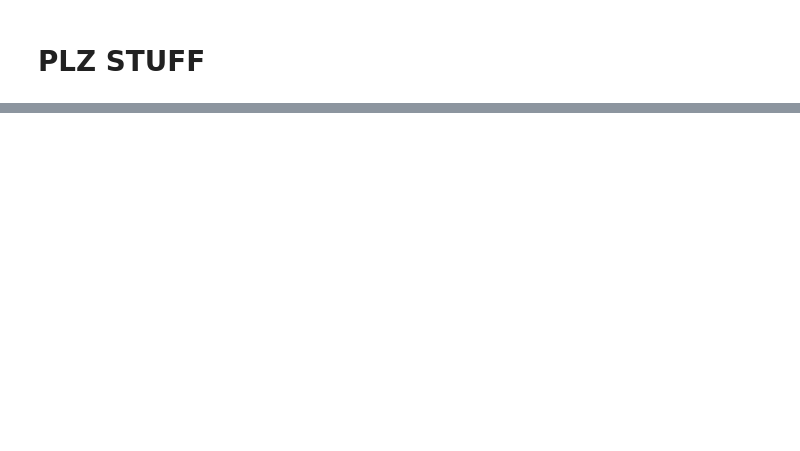
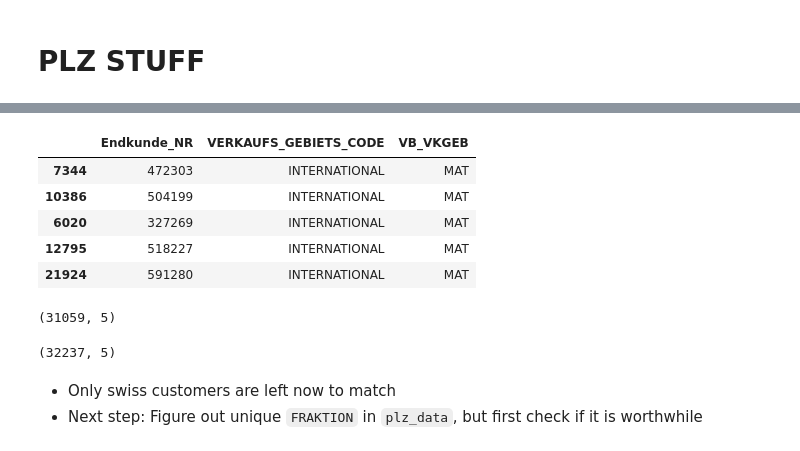
Before and after one commit to apgsga-stc/PredictiveAnalyticsPython, a Jupyter notebook: vkprog_analyse/scribbles.ipynb, the cells around one changed output, grey strips where cells are left out. Cells and saved outputs as stored; diff of their text form; code cells hidden in the pictures; blank space fills up the shorter version.

```diff
--- a/vkprog_analyse/scribbles.ipynb
+++ b/vkprog_analyse/scribbles.ipynb
@@ -229,0 +131,16 @@ dtype: object
+# %%
+row_select = cust_current.loc[:,"EK_Land"] != "SCHWEIZ"
+cust_matched_international = cust_current.loc[row_select,:]
+cust_matched_international.loc[:,"VERKAUFS_GEBIETS_CODE"] = "INTERNATIONAL"
+cust_matched_international.loc[:,"VB_VKGEB"] = "MAT"
+col_list = """Endkunde_NR VERKAUFS_GEBIETS_CODE VB_VKGEB""".split()
+cust_matched_international = cust_matched_international.loc[:,col_list].copy()
+# %%
+cust_matched_international.sample(5,random_state=42)
+# %% [output]
+|  | Endkunde_NR | VERKAUFS_GEBIETS_CODE | VB_VKGEB |
+| 7344 | 472303 | INTERNATIONAL | MAT |
+| 10386 | 504199 | INTERNATIONAL | MAT |
+| 6020 | 327269 | INTERNATIONAL | MAT |
+| 12795 | 518227 | INTERNATIONAL | MAT |
+| 21924 | 591280 | INTERNATIONAL | MAT |
@@ -229,0 +158,11 @@ dtype: object
+# %%
+cust_unmatched.shape
+# %% [output]
+(31059, 5)
+# %%
+cust_current.shape
+# %% [output]
+(32237, 5)
+# %% [markdown]
+- Only swiss customers are left now to match
+- Next step: Figure out unique ``FRAKTION`` in ``plz_data``, but first check if it is worthwhile
```
Also changed, not shown: parts of 34 cells of this notebook, 1 other file.
